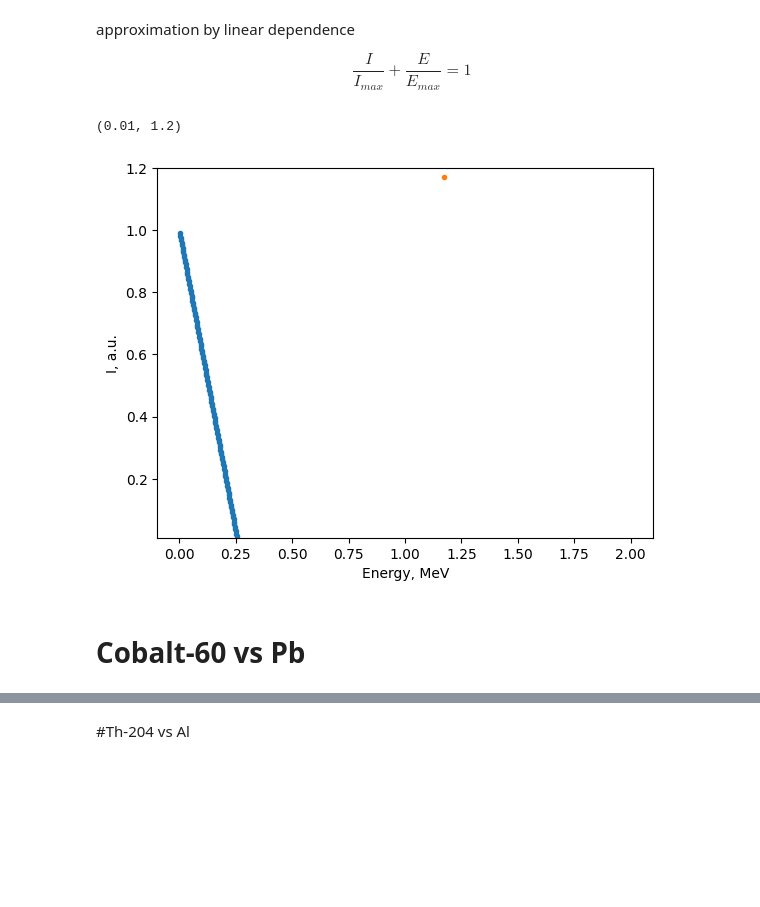
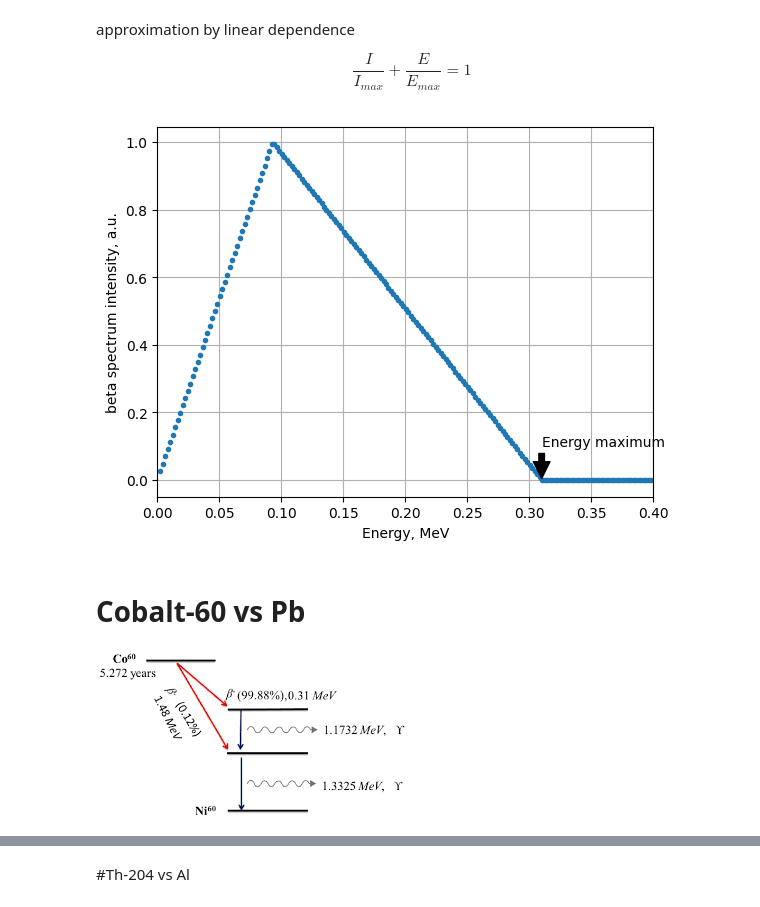
Before and after one commit to evgeny-kolonsky/Lab4, a Jupyter notebook: NU/Attenuation_model.ipynb, the cells around one changed output, grey strips where cells are left out. Cells and saved outputs as stored; diff of their text form; code cells hidden in the pictures; blank space fills up the shorter version.

Commit message:
v.0.1.4
beta-spectrum approximated by triangle

```diff
--- a/NU/Attenuation_model.ipynb
+++ b/NU/Attenuation_model.ipynb
@@ -338,46 +328,50 @@ $$
 \frac{I}{I_{max}} + \frac{E}{E_{max}} = 1
 $$
 # %%
-# initial approximation by linear
 EMAX = 2.0 # MeV
 EMIN = 2.5e-3 #MeV
 N = 1000
 Espace = np.linspace(EMIN, EMAX, N)
-weights = np.diff(Espace, append=0)
-
 
 def zero_spectrum():
   I = Espace * 0
   return I
 
+
 def beta_spectrum(Emax):
-  shrink = 1.2
+  Emid = Emax * 0.3 # intensity maximum energy coordinate
   I  = zero_spectrum()
-  I =  (1 - Espace / (Emax / shrink))
+  mask = Espace >= Emid
+  I[mask] =  (1 - Espace[mask]/Emax) * Emax / (Emax - Emid) # rude approximation by lines
+  mask = Espace < Emid
+  I[mask] = Espace[mask] / Emid
   I[I < 0] = 0
   return I
 
 # delta-function
 def gamma_spectrum(Energy):
   I  = zero_spectrum()
   index = np.argmin(np.abs(np.array(Espace)-Energy))
   I[index] =  Energy
   return I
 
+# usage example
 
 beta_Emax = 0.31
 gamma_Energy = 1.173
 plt.plot(Espace, beta_spectrum(beta_Emax), '.')
-plt.plot(Espace, gamma_spectrum(gamma_Energy), '.')
 plt.xlabel('Energy, MeV')
-plt.ylabel('I, a.u.')
-plt.ylim(0.01, 1.2)
+plt.ylabel('beta spectrum intensity, a.u.')
+plt.xlim(0.0, 0.4)
+plt.annotate('Energy maximum', xy=(beta_Emax, 0), xytext=(beta_Emax, 0.1), arrowprops=dict(facecolor='black', shrink=0.05))
+plt.grid()
 #plt.xscale('log')
 #plt.yscale('log')
 # %% [output]
-(0.01, 1.2)
-[figure, old version]
+[figure, new version]
 # %% [markdown]
 # Cobalt-60 vs Pb
+# %% [markdown]
+![image.png](embedded-picture-1)
 # %%
 # Cobalt-60
```
Also changed, not shown: parts of 22 cells of this notebook.
